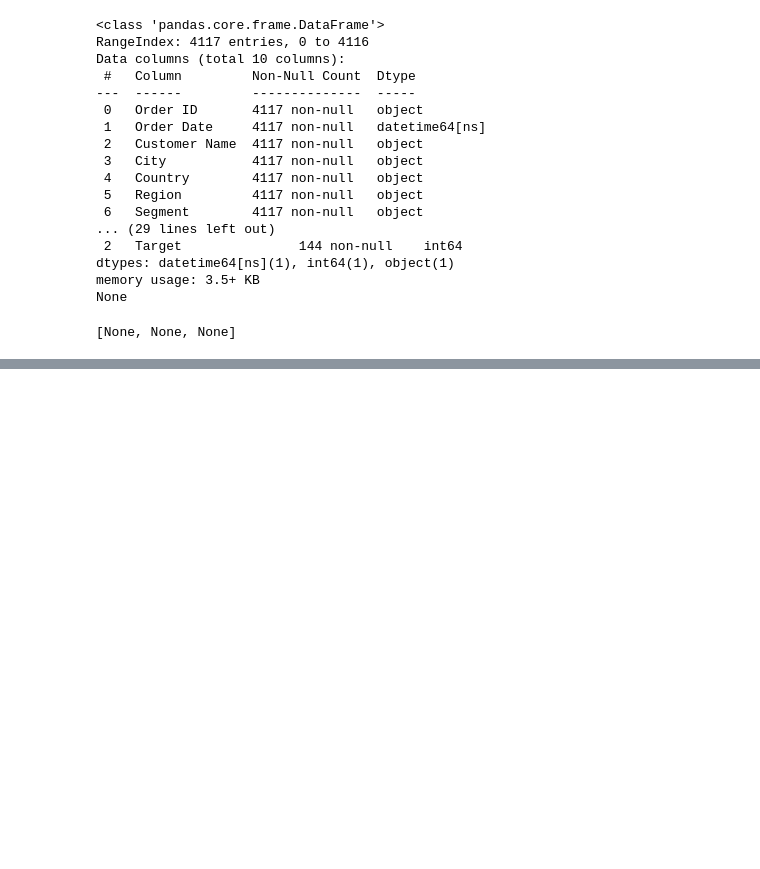
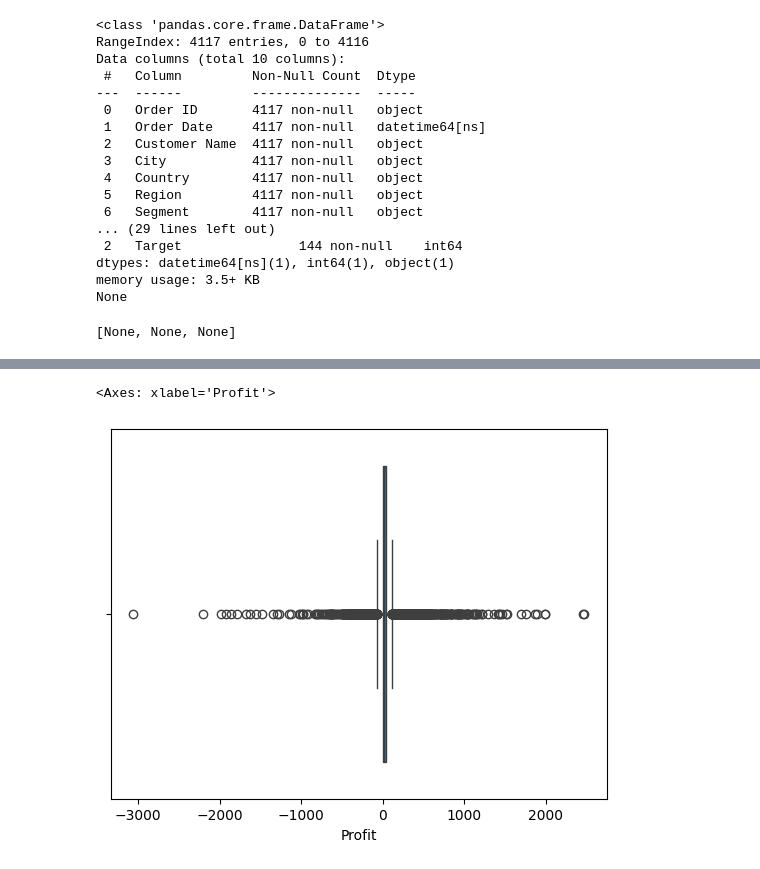
Before and after one commit to 3iraqi/discount-profit-dashboard, a Jupyter notebook: mart_EDA.ipynb, the cells around one changed output, grey strips where cells are left out. Drawn from its saved outputs; the diff is of its cells as text; code cells hidden in the pictures; blank space fills up the shorter version.

```diff
--- a/mart_EDA.ipynb
+++ b/mart_EDA.ipynb
@@ -166,0 +427,5 @@ Name: count, dtype: int64
+# %%
+sns.boxplot(x='Profit', data=df)
+# %% [output]
+<Axes: xlabel='Profit'>
+[figure, added]
```
Also changed, not shown: parts of 43 cells of this notebook, 1 other file.
